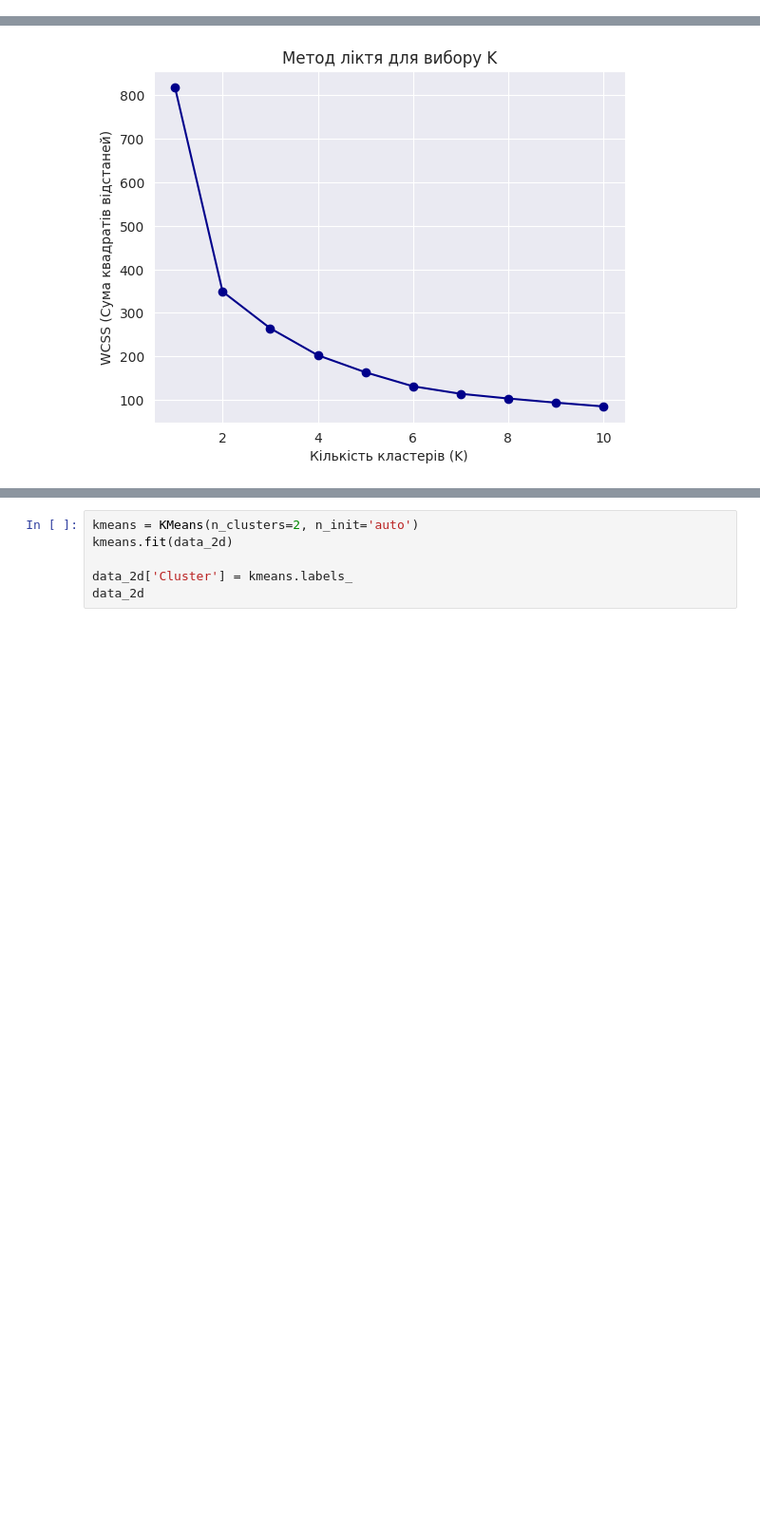
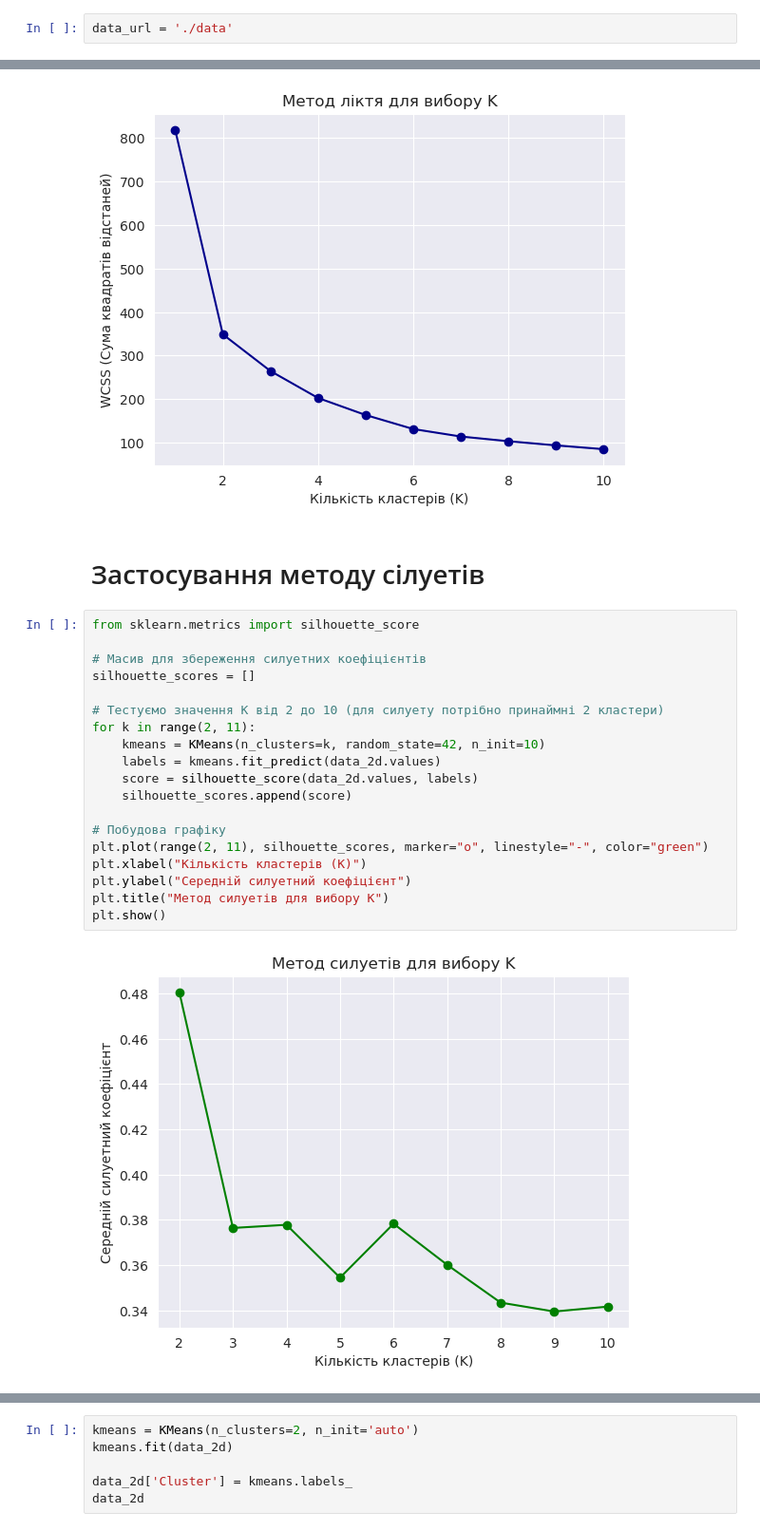
Before and after one commit to SiracencoSerghei/DataScienceHW, a Jupyter notebook: HW6/hw6.ipynb, the cells around one changed output, grey strips where cells are left out. Shown at 95% size. Cells and saved outputs as stored; diff of their text form; blank space fills up the shorter version.

```diff
--- a/HW6/hw6.ipynb
+++ b/HW6/hw6.ipynb
@@ -26,3 +22,5 @@ data_url = '/home/sergio/Desktop/DataScienceHW/HW6/data'
+# %%
+data_url = './data'
 # %%
 data_2d = pd.read_csv(data_url+'/data_2d.csv', header=None)
 data_2d
@@ -81,4 +79,27 @@ plt.title('Метод ліктя для вибору K')
 plt.show()
 # %% [output]
 [figure]
+# %% [markdown]
+# Застосування методу сілуетів
+# %%
+from sklearn.metrics import silhouette_score
+
+# Масив для збереження силуетних коефіцієнтів
+silhouette_scores = []
+
+# Тестуємо значення K від 2 до 10 (для силуету потрібно принаймні 2 кластери)
+for k in range(2, 11):
+    kmeans = KMeans(n_clusters=k, random_state=42, n_init=10)
+    labels = kmeans.fit_predict(data_2d.values)
+    score = silhouette_score(data_2d.values, labels)
+    silhouette_scores.append(score)
+
+# Побудова графіку
+plt.plot(range(2, 11), silhouette_scores, marker="o", linestyle="-", color="green")
+plt.xlabel("Кількість кластерів (K)")
+plt.ylabel("Середній силуетний коефіцієнт")
+plt.title("Метод силуетів для вибору K")
+plt.show()
+# %% [output]
+[figure, added]
 # %% [markdown]
```
Also changed, not shown: parts of 7 cells of this notebook.
